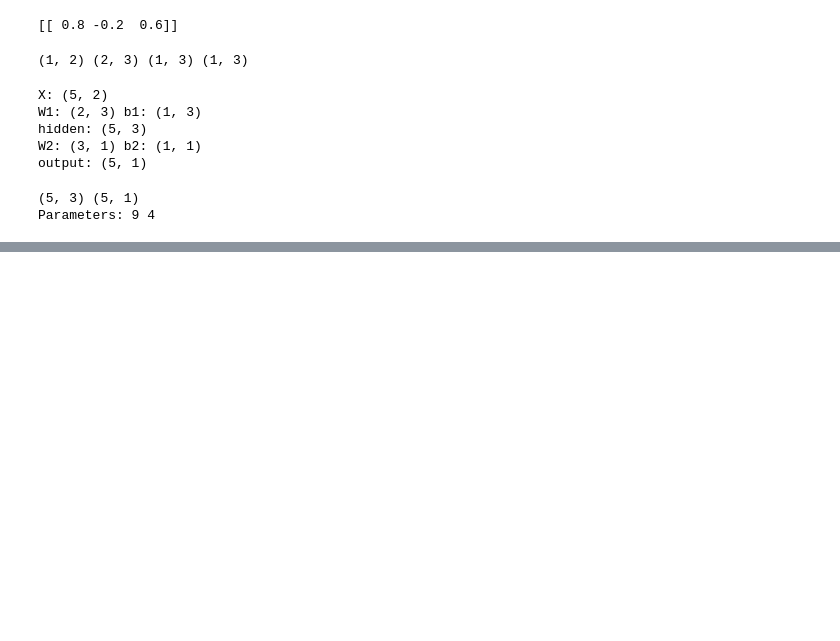
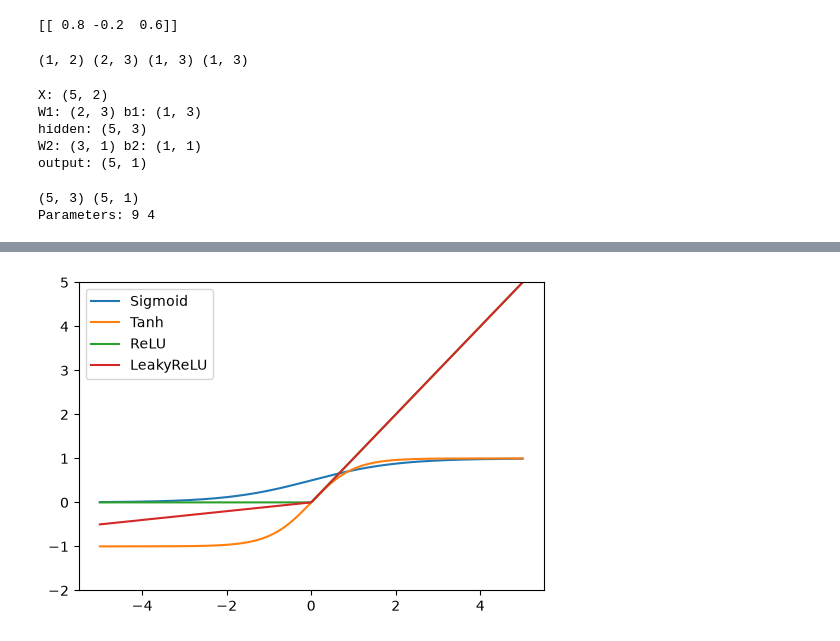
Before and after one commit to alicepicas/sib, a Jupyter notebook: scripts/neural_networks.ipynb, the cells around one changed output, grey strips where cells are left out. Saved outputs shown, nothing was run; the diff lists cells and outputs as text; code cells hidden in the pictures; blank space fills up the shorter version.

```diff
--- a/scripts/neural_networks.ipynb
+++ b/scripts/neural_networks.ipynb
@@ -56,0 +235,10 @@ Parameters: 9 4
+# %%
+# all the activation functions in the same plot
+plt.figure(figsize=(6, 4))
+for act in (SigmoidActivation(), TanhActivation(), ReLUActivation(), LeakyReLUActivation(alpha=0.1)):
+    plt.plot(x, act.activation_function(x), label=act.layer_name().replace('Activation', ''))
+plt.ylim(-2, 5)
+plt.legend()
+plt.show()
+# %% [output]
+[figure, added]
```
Also changed, not shown: parts of 14 cells of this notebook, 4 other files.
